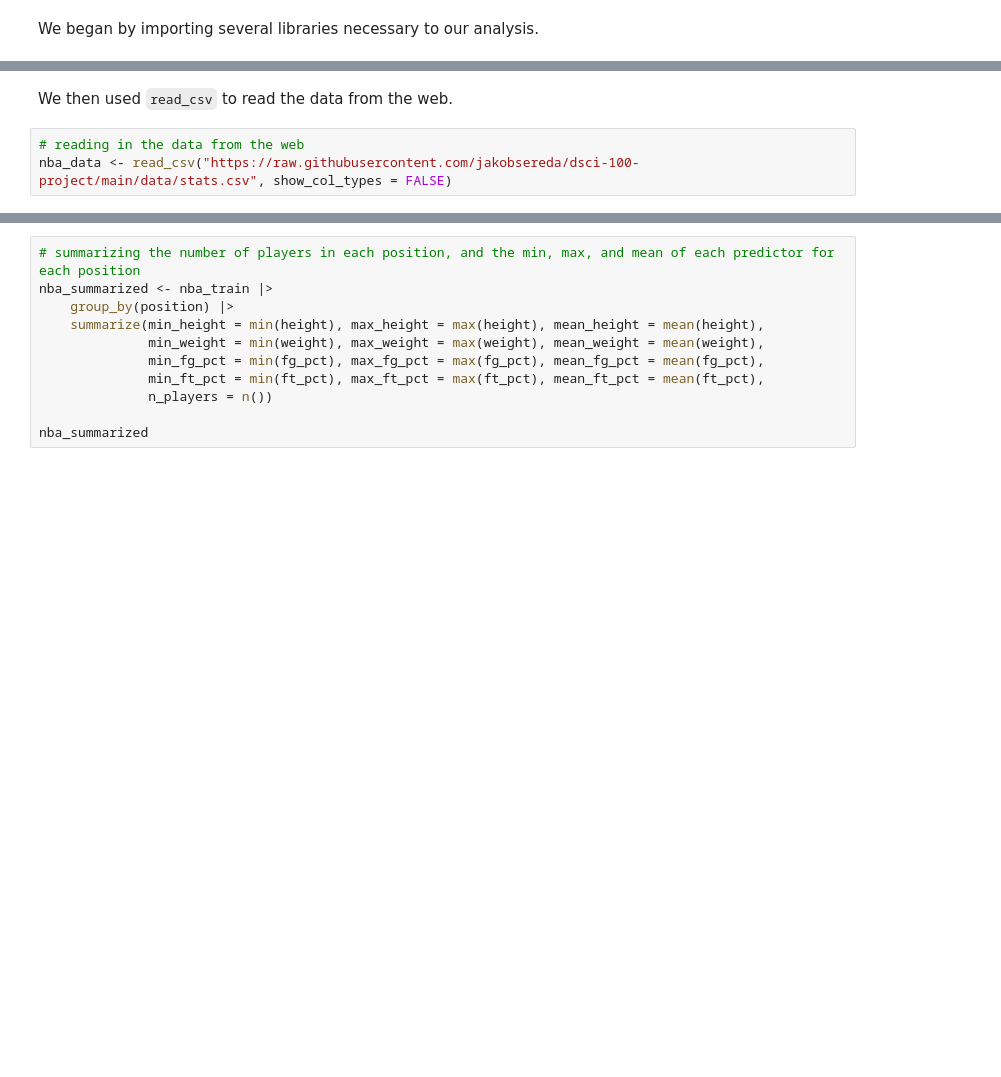
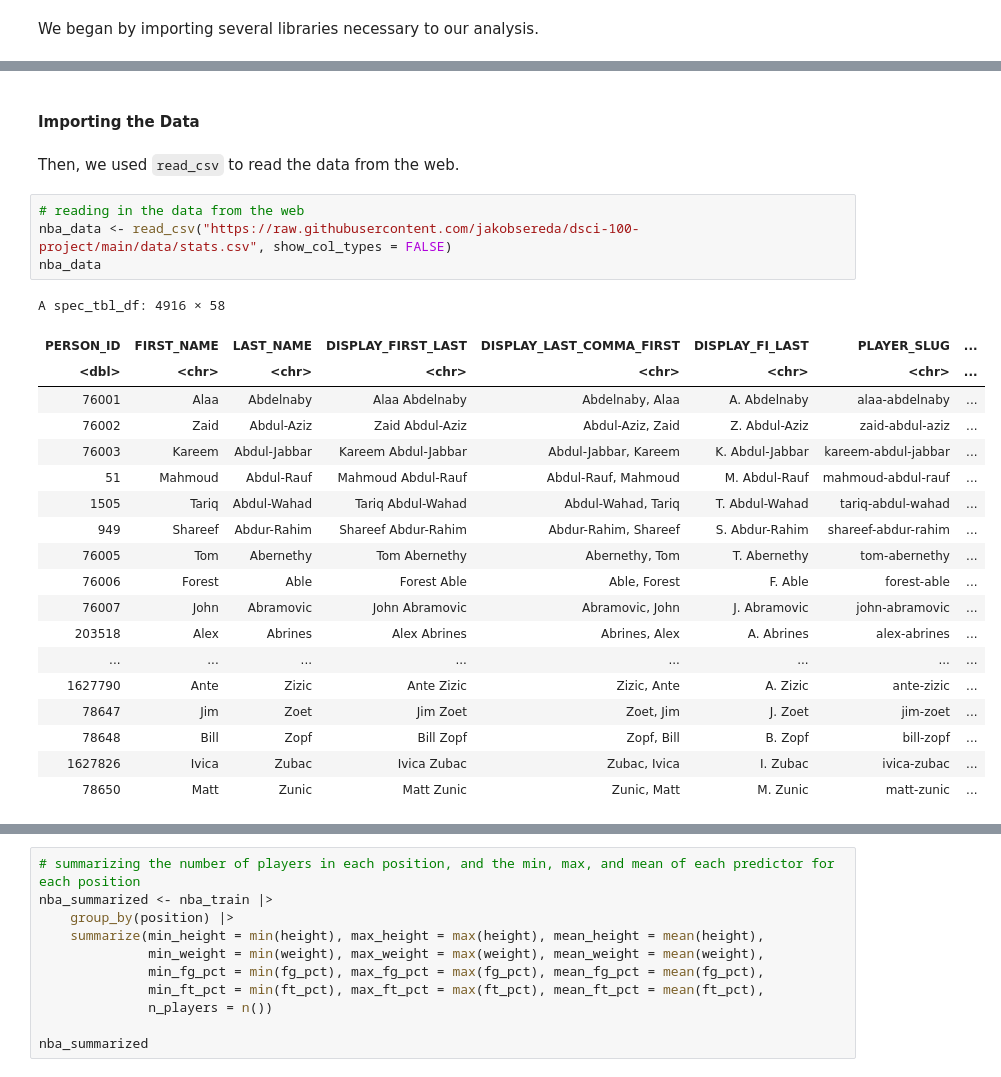
Before and after one commit to jakobsereda/nba-classifier, a Jupyter notebook: notebooks/report-notebook.ipynb, the cells around one changed output, grey strips where cells are left out. Drawn from its saved outputs; the diff is of its cells as text; blank space fills up the shorter version.

```diff
--- a/notebooks/report-notebook.ipynb
+++ b/notebooks/report-notebook.ipynb
@@ -27,5 +45,28 @@ library(gridExtra)
+# %% [markdown]
+#### **Importing the Data**
 # %% [markdown]
-We then used `read_csv` to read the data from the web.
+Then, we used `read_csv` to read the data from the web.
 # %%
 # reading in the data from the web
 nba_data <- read_csv("https://raw.githubusercontent.com/jakobsereda/dsci-100-project/main/data/stats.csv", show_col_types = FALSE)
+nba_data
+# %% [output]
+A spec_tbl_df: 4916 × 58
+| PERSON_ID | FIRST_NAME | LAST_NAME | DISPLAY_FIRST_LAST | DISPLAY_LAST_COMMA_FIRST | DISPLAY_FI_LAST | PLAYER_SLUG | ... |
+| <dbl> | <chr> | <chr> | <chr> | <chr> | <chr> | <chr> | ... |
+| 76001 | Alaa | Abdelnaby | Alaa Abdelnaby | Abdelnaby, Alaa | A. Abdelnaby | alaa-abdelnaby | ... |
+| 76002 | Zaid | Abdul-Aziz | Zaid Abdul-Aziz | Abdul-Aziz, Zaid | Z. Abdul-Aziz | zaid-abdul-aziz | ... |
+| 76003 | Kareem | Abdul-Jabbar | Kareem Abdul-Jabbar | Abdul-Jabbar, Kareem | K. Abdul-Jabbar | kareem-abdul-jabbar | ... |
+| 51 | Mahmoud | Abdul-Rauf | Mahmoud Abdul-Rauf | Abdul-Rauf, Mahmoud | M. Abdul-Rauf | mahmoud-abdul-rauf | ... |
+| 1505 | Tariq | Abdul-Wahad | Tariq Abdul-Wahad | Abdul-Wahad, Tariq | T. Abdul-Wahad | tariq-abdul-wahad | ... |
+| 949 | Shareef | Abdur-Rahim | Shareef Abdur-Rahim | Abdur-Rahim, Shareef | S. Abdur-Rahim | shareef-abdur-rahim | ... |
+| 76005 | Tom | Abernethy | Tom Abernethy | Abernethy, Tom | T. Abernethy | tom-abernethy | ... |
+| 76006 | Forest | Able | Forest Able | Able, Forest | F. Able | forest-able | ... |
+| 76007 | John | Abramovic | John Abramovic | Abramovic, John | J. Abramovic | john-abramovic | ... |
+| 203518 | Alex | Abrines | Alex Abrines | Abrines, Alex | A. Abrines | alex-abrines | ... |
+| ... | ... | ... | ... | ... | ... | ... | ... |
+| 1627790 | Ante | Zizic | Ante Zizic | Zizic, Ante | A. Zizic | ante-zizic | ... |
+| 78647 | Jim | Zoet | Jim Zoet | Zoet, Jim | J. Zoet | jim-zoet | ... |
+| 78648 | Bill | Zopf | Bill Zopf | Zopf, Bill | B. Zopf | bill-zopf | ... |
+| 1627826 | Ivica | Zubac | Ivica Zubac | Zubac, Ivica | I. Zubac | ivica-zubac | ... |
+| 78650 | Matt | Zunic | Matt Zunic | Zunic, Matt | M. Zunic | matt-zunic | ... |
```
Also changed, not shown: parts of 20 cells of this notebook.
